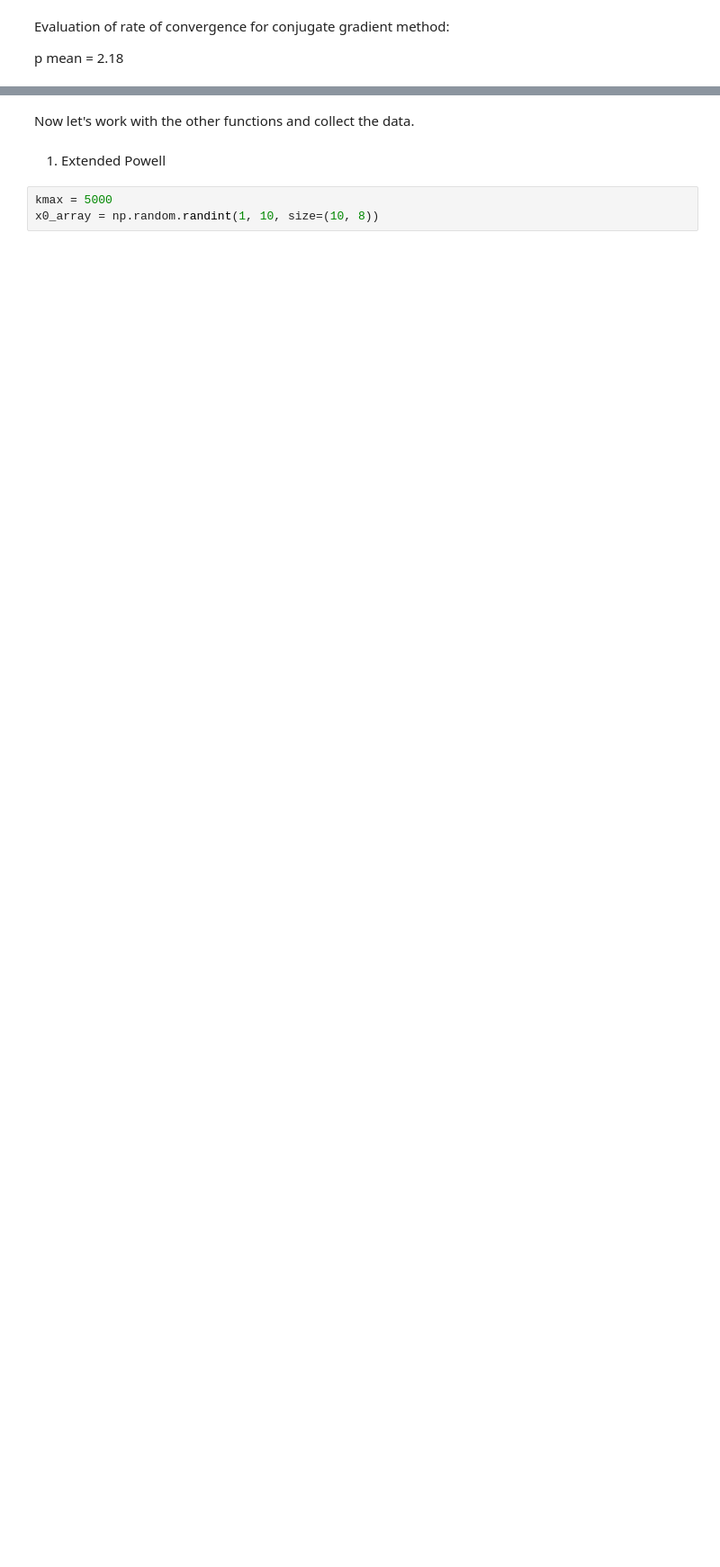
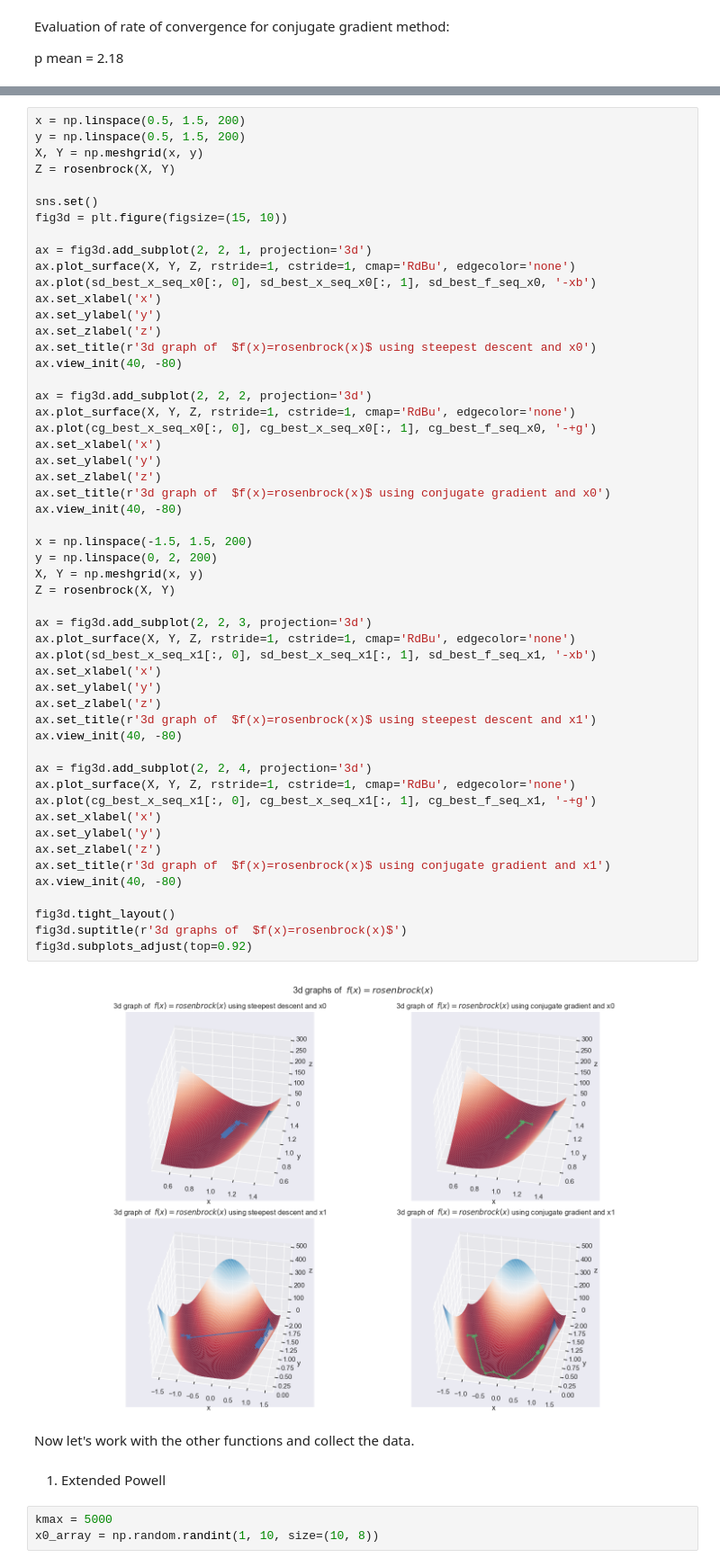
Before and after one commit to ClaudioSavelli/Homework-Numerical-Optimisation-, a Jupyter notebook: Homework Numerical Optimisation/Unconstrained Optimisation/main.ipynb, the cells around one changed output, grey strips where cells are left out. Shown at 90% size. Saved outputs shown, nothing was run; the diff lists cells and outputs as text; blank space fills up the shorter version.

```diff
--- a/Homework Numerical Optimisation/Unconstrained Optimisation/main.ipynb
+++ b/Homework Numerical Optimisation/Unconstrained Optimisation/main.ipynb
@@ -365,3 +517,58 @@ p mean = 2.18
+# %%
+x = np.linspace(0.5, 1.5, 200)
+y = np.linspace(0.5, 1.5, 200)
+X, Y = np.meshgrid(x, y)
+Z = rosenbrock(X, Y)
+
+sns.set()
+fig3d = plt.figure(figsize=(15, 10))
+
+ax = fig3d.add_subplot(2, 2, 1, projection='3d')
+ax.plot_surface(X, Y, Z, rstride=1, cstride=1, cmap='RdBu', edgecolor='none')
+ax.plot(sd_best_x_seq_x0[:, 0], sd_best_x_seq_x0[:, 1], sd_best_f_seq_x0, '-xb')
+ax.set_xlabel('x')
+ax.set_ylabel('y')
+ax.set_zlabel('z')
+ax.set_title(r'3d graph of  $f(x)=rosenbrock(x)$ using steepest descent and x0')
+ax.view_init(40, -80)
+
+ax = fig3d.add_subplot(2, 2, 2, projection='3d')
+ax.plot_surface(X, Y, Z, rstride=1, cstride=1, cmap='RdBu', edgecolor='none')
+ax.plot(cg_best_x_seq_x0[:, 0], cg_best_x_seq_x0[:, 1], cg_best_f_seq_x0, '-+g')
+ax.set_xlabel('x')
+ax.set_ylabel('y')
+ax.set_zlabel('z')
+ax.set_title(r'3d graph of  $f(x)=rosenbrock(x)$ using conjugate gradient and x0')
+ax.view_init(40, -80)
+
+x = np.linspace(-1.5, 1.5, 200)
+y = np.linspace(0, 2, 200)
+X, Y = np.meshgrid(x, y)
+Z = rosenbrock(X, Y)
+
+ax = fig3d.add_subplot(2, 2, 3, projection='3d')
+ax.plot_surface(X, Y, Z, rstride=1, cstride=1, cmap='RdBu', edgecolor='none')
+ax.plot(sd_best_x_seq_x1[:, 0], sd_best_x_seq_x1[:, 1], sd_best_f_seq_x1, '-xb')
+ax.set_xlabel('x')
+ax.set_ylabel('y')
+ax.set_zlabel('z')
+ax.set_title(r'3d graph of  $f(x)=rosenbrock(x)$ using steepest descent and x1')
+ax.view_init(40, -80)
+
+ax = fig3d.add_subplot(2, 2, 4, projection='3d')
+ax.plot_surface(X, Y, Z, rstride=1, cstride=1, cmap='RdBu', edgecolor='none')
+ax.plot(cg_best_x_seq_x1[:, 0], cg_best_x_seq_x1[:, 1], cg_best_f_seq_x1, '-+g')
+ax.set_xlabel('x')
+ax.set_ylabel('y')
+ax.set_zlabel('z')
+ax.set_title(r'3d graph of  $f(x)=rosenbrock(x)$ using conjugate gradient and x1')
+ax.view_init(40, -80)
+
+fig3d.tight_layout()
+fig3d.suptitle(r'3d graphs of  $f(x)=rosenbrock(x)$')
+fig3d.subplots_adjust(top=0.92)
+# %% [output]
+[figure, added]
 # %% [markdown]
 Now let's work with the other functions and collect the data.
 # %% [markdown]
```
Also changed, not shown: parts of 22 cells of this notebook, 5 other files.
